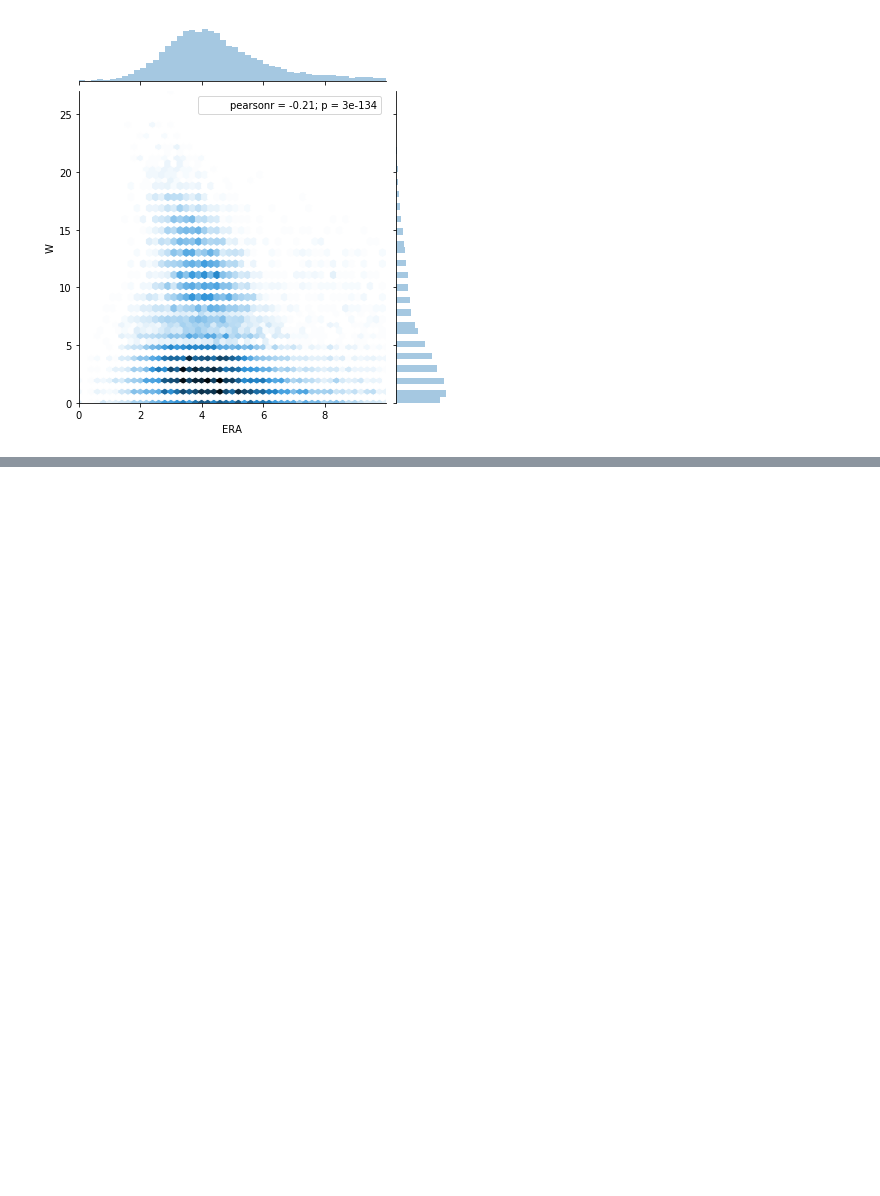
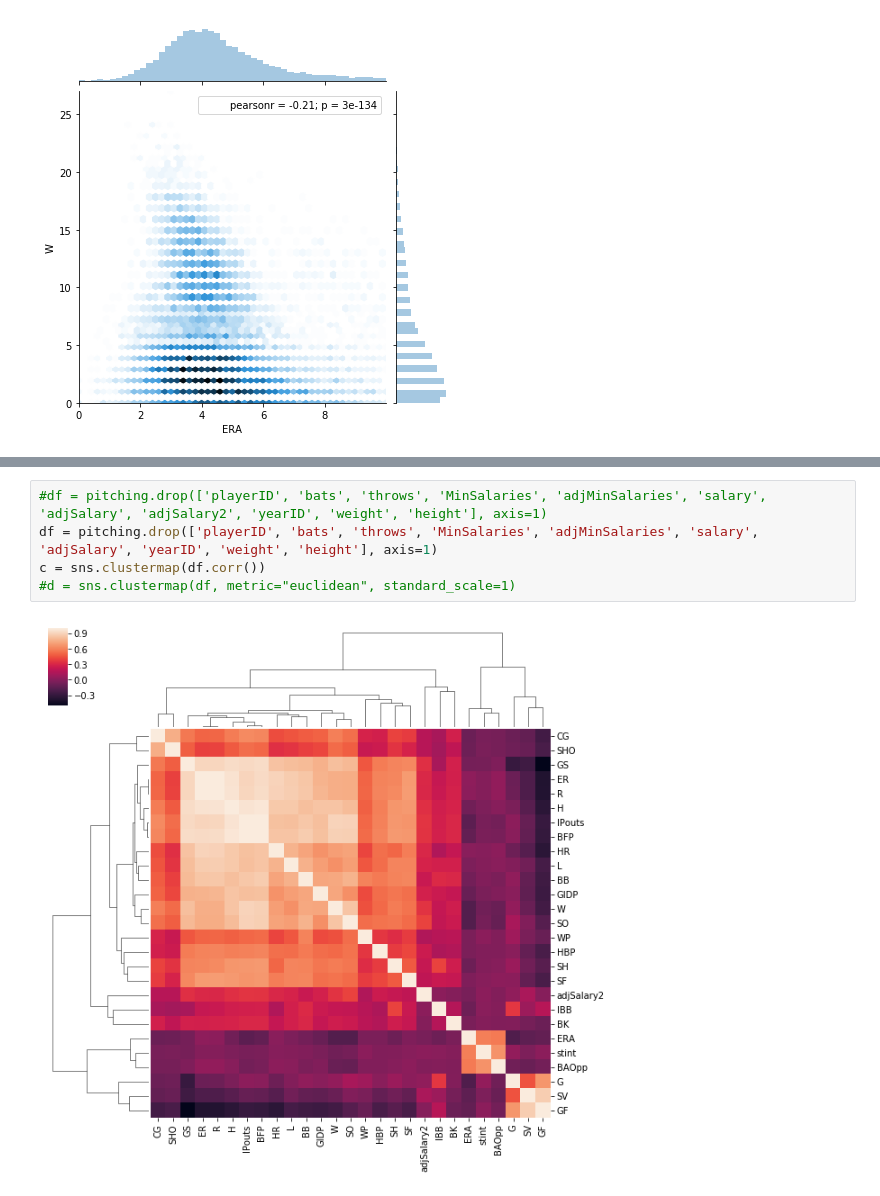
Before and after one commit to georgesturrock/7331_Lab3, a Jupyter notebook: DataUnderstanding.ipynb, the cells around one changed output, grey strips where cells are left out. Cells and saved outputs as stored; diff of their text form; blank space fills up the shorter version.

Commit message:
clustermap

```diff
--- a/DataUnderstanding.ipynb
+++ b/DataUnderstanding.ipynb
@@ -1155,0 +1159,7 @@ j = sns.jointplot(data=df, x ='ERA', y='W', kind='hex')
+# %%
+#df = pitching.drop(['playerID', 'bats', 'throws', 'MinSalaries', 'adjMinSalaries', 'salary', 'adjSalary', 'adjSalary2', 'yearID', 'weight', 'height'], axis=1)
+df = pitching.drop(['playerID', 'bats', 'throws', 'MinSalaries', 'adjMinSalaries', 'salary', 'adjSalary', 'yearID', 'weight', 'height'], axis=1)
+c = sns.clustermap(df.corr())
+#d = sns.clustermap(df, metric="euclidean", standard_scale=1)
+# %% [output]
+[figure, added]
```
Also changed, not shown: parts of 8 cells of this notebook, 4 other files.
